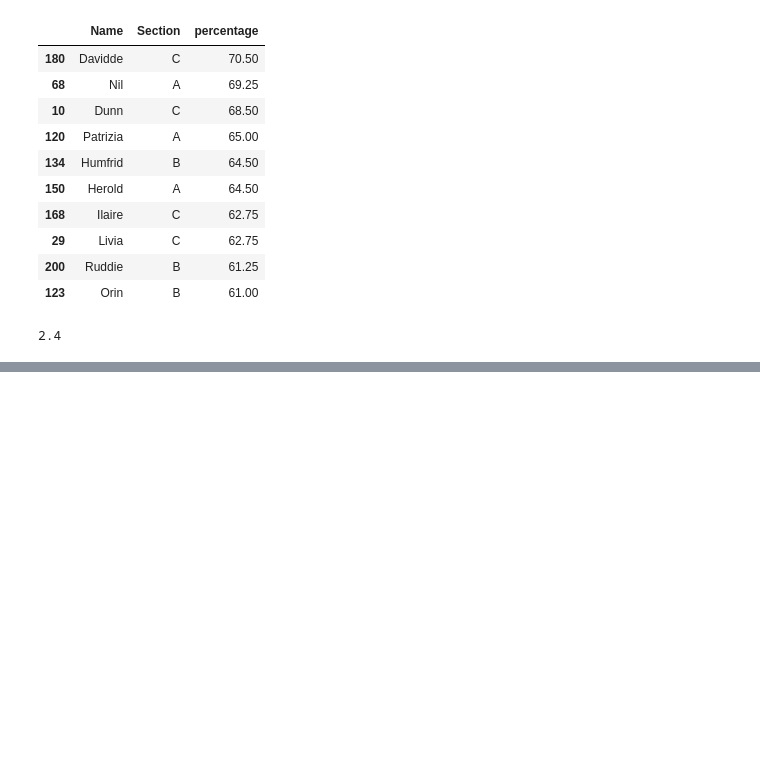
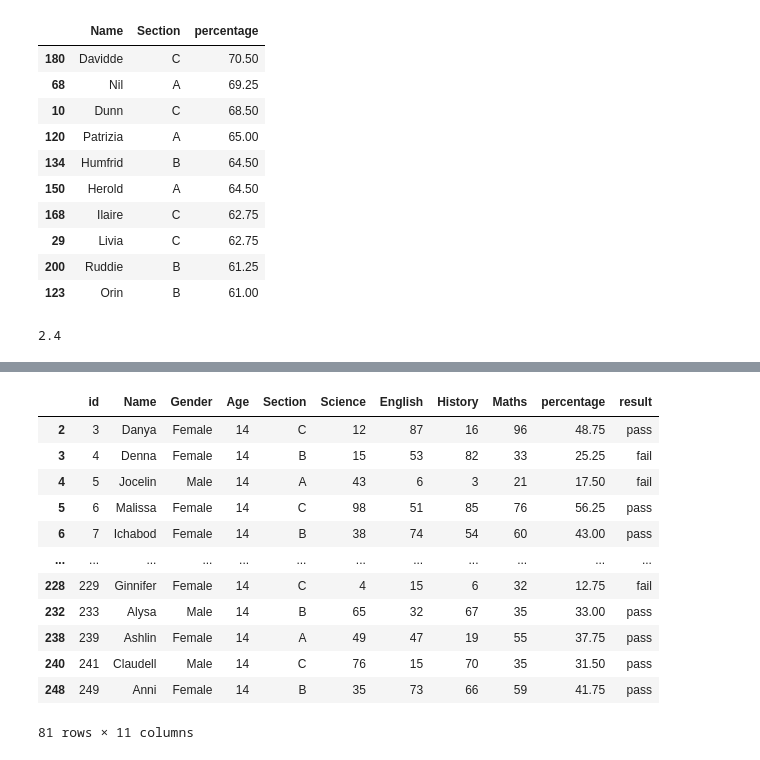
Before and after one commit to Balu-Palle/jupyterNotebook, a Jupyter notebook: 1.ipynb, the cells around one changed output, grey strips where cells are left out. Cells and saved outputs as stored; diff of their text form; code cells hidden in the pictures; blank space fills up the shorter version.

```diff
--- a/1.ipynb
+++ b/1.ipynb
@@ -377,0 +413,18 @@ print(s.forward(inputs=[1,2,3]))
+# %%
+# Display students whose age is between 13 and 15.
+
+df[df['Age'] == 14]
+# %% [output]
+|  | id | Name | Gender | Age | Section | Science | English | History | Maths | percentage | result |
+| 2 | 3 | Danya | Female | 14 | C | 12 | 87 | 16 | 96 | 48.75 | pass |
+| 3 | 4 | Denna | Female | 14 | B | 15 | 53 | 82 | 33 | 25.25 | fail |
+| 4 | 5 | Jocelin | Male | 14 | A | 43 | 6 | 3 | 21 | 17.50 | fail |
+| 5 | 6 | Malissa | Female | 14 | C | 98 | 51 | 85 | 76 | 56.25 | pass |
+| 6 | 7 | Ichabod | Female | 14 | B | 38 | 74 | 54 | 60 | 43.00 | pass |
+| ... | ... | ... | ... | ... | ... | ... | ... | ... | ... | ... | ... |
+| 228 | 229 | Ginnifer | Female | 14 | C | 4 | 15 | 6 | 32 | 12.75 | fail |
+| 232 | 233 | Alysa | Male | 14 | B | 65 | 32 | 67 | 35 | 33.00 | pass |
+| 238 | 239 | Ashlin | Female | 14 | A | 49 | 47 | 19 | 55 | 37.75 | pass |
+| 240 | 241 | Claudell | Male | 14 | C | 76 | 15 | 70 | 35 | 31.50 | pass |
+| 248 | 249 | Anni | Female | 14 | B | 35 | 73 | 66 | 59 | 41.75 | pass |
+81 rows × 11 columns
```
Also changed, not shown: parts of 3 cells of this notebook.
